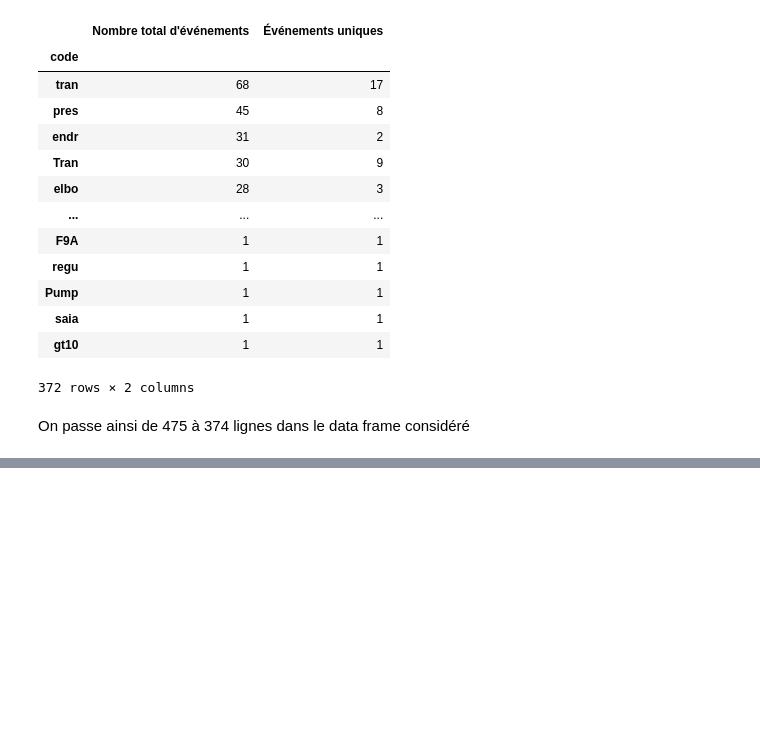
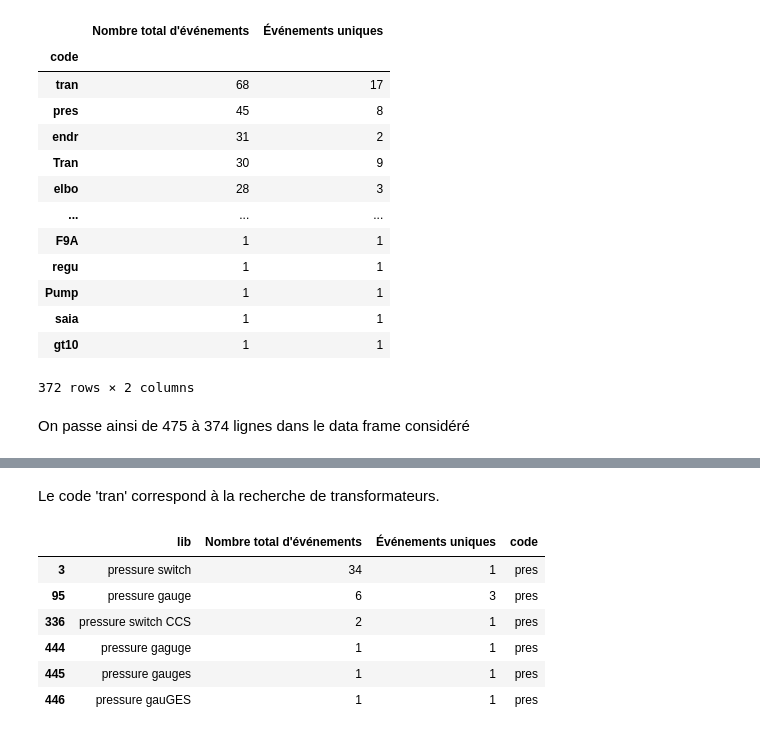
Before and after one commit to agatherosenzweig/Exercices-9_12, a Jupyter notebook: Exercices .ipynb, the cells around one changed output, grey strips where cells are left out. Drawn from its saved outputs; the diff is of its cells as text; code cells hidden in the pictures; blank space fills up the shorter version.

```diff
--- a/Exercices .ipynb
+++ b/Exercices .ipynb
@@ -655,0 +679,12 @@ Les éléments qui sont le plus recherchés sont * et "dsty".
+# %% [markdown]
+Le code 'tran' correspond à la recherche de transformateurs.
+# %%
+bdd_1[bdd_1["code"] == "pres"]
+# %% [output]
+|  | lib | Nombre total d'événements | Événements uniques | code |
+| 3 | pressure switch | 34 | 1 | pres |
+| 95 | pressure gauge | 6 | 3 | pres |
+| 336 | pressure switch CCS | 2 | 1 | pres |
+| 444 | pressure gaguge | 1 | 1 | pres |
+| 445 | pressure gauges | 1 | 1 | pres |
+| 446 | pressure gauGES | 1 | 1 | pres |
```
Also changed, not shown: parts of 21 cells of this notebook.
